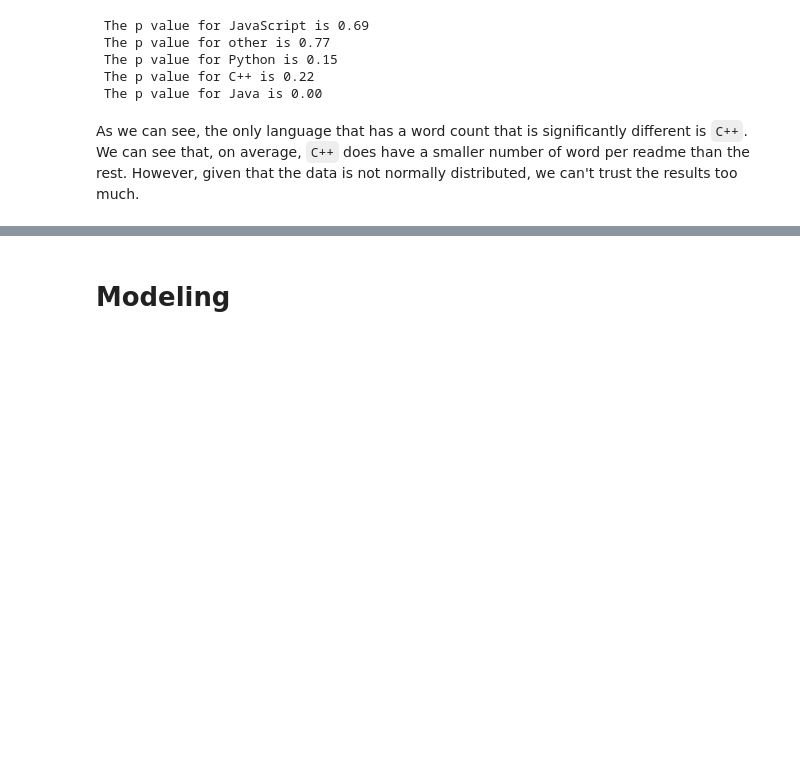
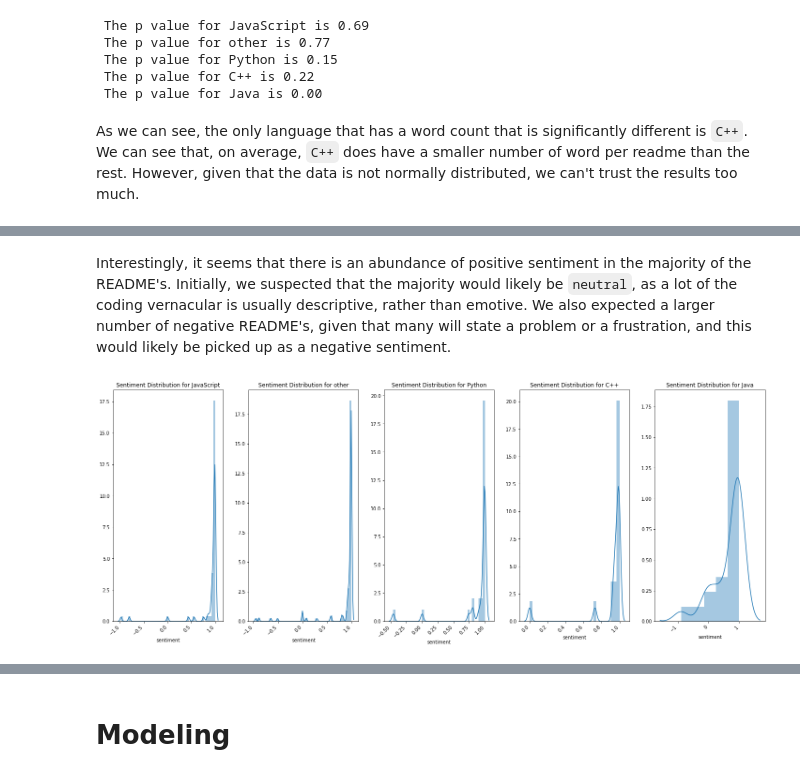
Before and after one commit to nlp-github-project/nlp-github-project, a Jupyter notebook: project_notebook.ipynb, the cells around one changed output, grey strips where cells are left out. Saved outputs shown, nothing was run; the diff lists cells and outputs as text; code cells hidden in the pictures; blank space fills up the shorter version.

```diff
--- a/project_notebook.ipynb
+++ b/project_notebook.ipynb
@@ -372,11 +356,13 @@ def return_words_with_idf(words):
+# %%
+idf_scores = explore.calculate_idf_score(df)
 # %%
-languages = df.is_top_language.unique()
-idf_scores = pd.DataFrame()
-for language in languages:
-    words = explore.clean(' '.join(df[df.is_top_language == language].clean_lemmatized))
-    idf_df = return_words_with_idf(words)
-    idf_df["language"] = language
+# languages = df.is_top_language.unique()
+# idf_scores = pd.DataFrame()
+# for language in languages:
+#     words = explore.clean(' '.join(df[df.is_top_language == language].clean_lemmatized))
+#     idf_df = explore.return_words_with_idf(words)
+#     idf_df["language"] = language
 
-    idf_scores = pd.concat([idf_scores, idf_df])
+#     idf_scores = pd.concat([idf_scores, idf_df])
 # %%
 f = plt.figure(figsize=(25,20))
@@ -434,0 +448,18 @@ As we can see, the only language that has a word count that is significantly dif
+# %% [markdown]
+Interestingly, it seems that there is an abundance of positive sentiment in the majority of the README's. Initially, we suspected that the majority would likely be `neutral`, as a lot of the coding vernacular is usually descriptive, rather than emotive. We also expected a larger number of negative README's, given that many will state a problem or a frustration, and this would likely be picked up as a negative sentiment.
+# %%
+# How does sentiment look across the different languages?
+
+f = plt.figure(figsize=(20,8))
+languages = df.is_top_language.unique()
+
+for count, language in enumerate(languages):
+
+    f.add_subplot(1,5, count+1)
+    sns.distplot(df[df.is_top_language == language].sentiment)
+    plt.title(f"Sentiment Distribution for {language}")
+    plt.xticks(rotation = 45, ha="right")
+
+plt.tight_layout()
+# %% [output]
+[figure, added]
```
Also changed, not shown: parts of 20 cells of this notebook.
